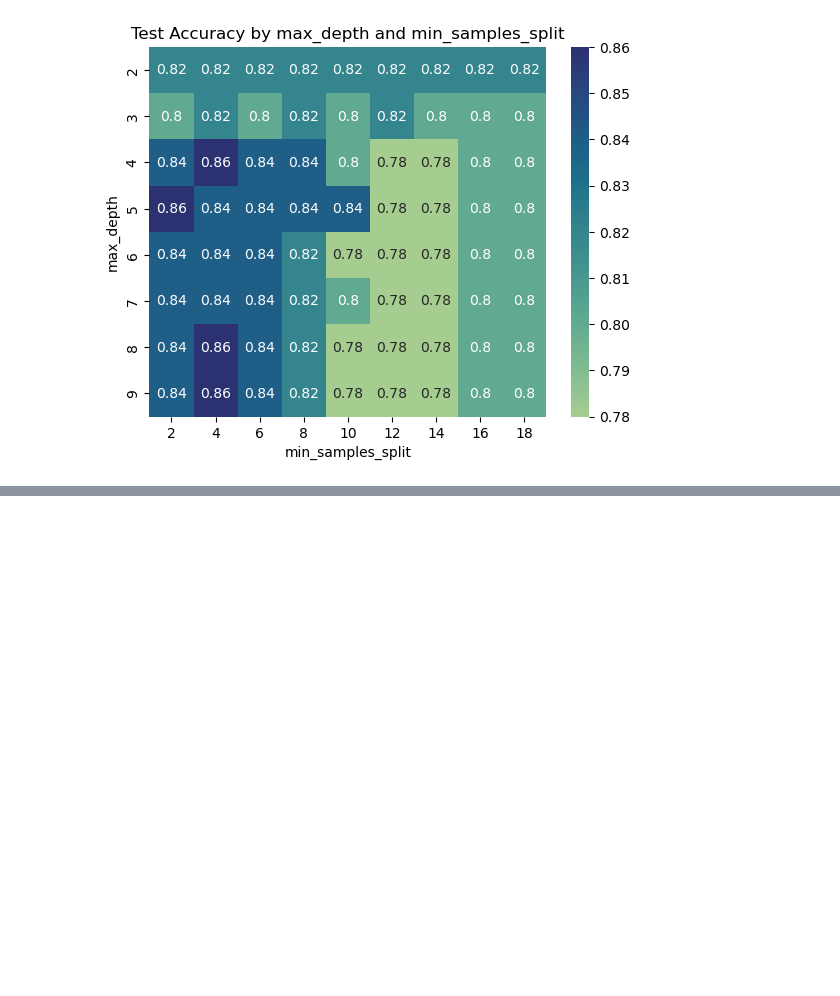
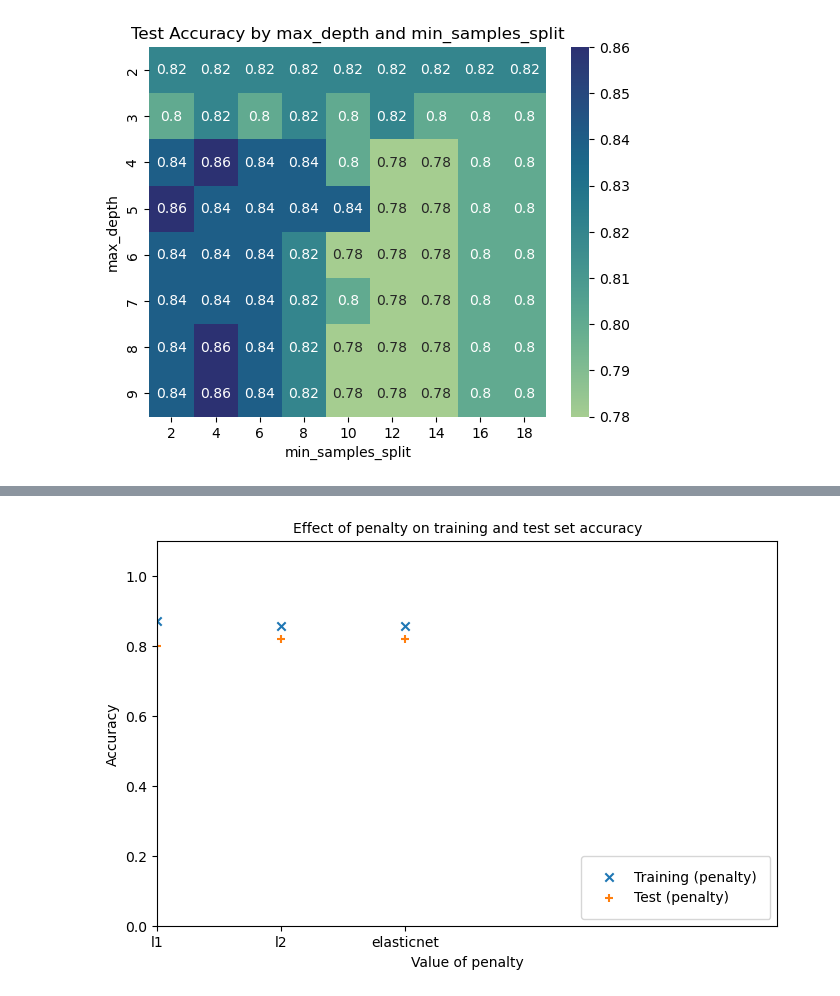
Before and after one commit to phoebe25246966/project, a Jupyter notebook: CT4101_A1_wong_phoebehuilei_code.ipynb, the cells around one changed output, grey strips where cells are left out. Cells and saved outputs as stored; diff of their text form; code cells hidden in the pictures; blank space fills up the shorter version.

```diff
--- a/CT4101_A1_wong_phoebehuilei_code.ipynb
+++ b/CT4101_A1_wong_phoebehuilei_code.ipynb
@@ -280,0 +411,32 @@ plt.show()
+# %%
+train_result_list_sgd_p =[]
+test_result_list_sgd_p =[]
+
+penalty = ["l2", "l1", "elasticnet"]
+
+for p in penalty:
+        model = SGDClassifier(penalty=p,random_state=42)
+        model.fit(X_train,y_train)
+
+        #prediction on train data
+        y_pred_train_sgd_p = model.predict(X_train)
+        score_train = accuracy_score(y_train, y_pred_train_sgd_p)
+        precision_train = precision_score(y_train,y_pred_train_sgd_p , pos_label="yes")
+        recall_train = recall_score(y_train,y_pred_train_sgd_p ,pos_label="yes")
+        train_result_list_sgd_p.append({"penalty": p,"score":score_train,"precision":f"{precision_train:.2f}","recall":f"{recall_train:.2f}"})
+
+
+         #prediction on test data
+        y_pred_test_sgd_p = model.predict(X_test)
+        score_test = accuracy_score(y_test, y_pred_test_sgd_p)
+        precision_test = precision_score(y_test, y_pred_test_sgd_p, pos_label="yes")
+        recall_test = recall_score(y_test, y_pred_test_sgd_p,pos_label="yes")
+        test_result_list_sgd_p.append({"penalty": p,"score":score_test,"precision":f"{precision_test:.2f}","recall":f"{recall_test:.2f}"})
+
+#data frames for train data
+df_train_results_sgd_p = pd.DataFrame(train_result_list_sgd_p).sort_values(by='score', ascending=False)
+print(df_train_results_sgd_p[0:6])
+
+#data frames for test data
+df_test_results_sgd_p = pd.DataFrame(test_result_list_sgd_p).sort_values(by='score', ascending=False)
+print(df_test_results_sgd_p[0:6])
@@ -280,0 +452,15 @@ plt.show()
+# %%
+plt.figure(figsize=(8, 5))  # Increase figure size
+plt.scatter(df_train_results_sgd_p["penalty"],df_train_results_sgd_p["score"],marker="x")
+plt.scatter(df_test_results_sgd_p["penalty"],df_test_results_sgd_p["score"],marker="+")
+
+plt.xlim([0, len(penalty)+2])
+plt.ylim([0.0, 1.1])
+plt.xlabel("Value of penalty")
+plt.ylabel("Accuracy")
+legend_labels = ["Training (penalty)","Test (penalty)"]
+plt.legend(labels=legend_labels, loc=4, borderpad=1)
+plt.title("Effect of penalty on training and test set accuracy", fontsize=10)
+plt.show()
+# %% [output]
+[figure, added]
```
Also changed, not shown: parts of 10 cells of this notebook.
